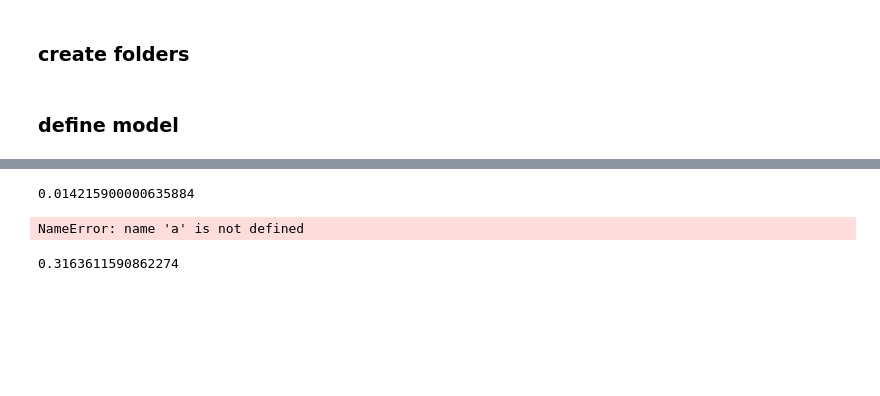
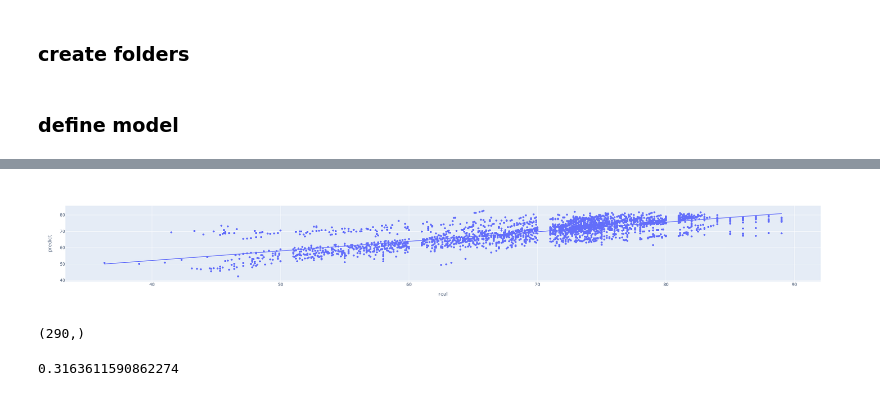
Before and after one commit to rafael-veiga/tools_ML, a Jupyter notebook: teste.ipynb, the cells around one changed output, grey strips where cells are left out. Saved outputs shown, nothing was run; the diff lists cells and outputs as text; code cells hidden in the pictures; blank space fills up the shorter version.

```diff
--- a/teste.ipynb
+++ b/teste.ipynb
@@ -141,20 +174,11 @@ for train_i,test_i in cross:
 # %%
 x = x_train[0]
 y = y_train[0]
-
-for i in [4,8,16,32,64]:
+t = []
+for i in [26,28,30,32,34,36,38,40]:
     model = torch.nn.Linear(4,1)
-    a00
-
-
-
-    ++00000000000000nn = ANN(model,device="cpu",dtype=torch.float,n_epoch=2000,lr=0.001,batch_size=i)
-   // start = time.ti
-m0e(00000      000
-
-   ++-+-
-
-   /)
+    ann = ANN(model,device="cpu",dtype=torch.float,n_epoch=30,lr=0.001,batch_size=i)
+    start = time.time()
     a = ann.fit(x,y,True,x_test[0],y_test[0],name="bat_"+str(i))
-    tempo = time.time() - start
+    t.append(time.time() - start)
 # %%
@@ -169,2 +208,5 @@ a[-1]
 # %%
+import pandas as pd
+banco_res = pd.DataFrame({"real":y_train[0],"predict":ann.predict(x_train[0]).reshape([2606])})
+banco_res
 # %% [output]
@@ -172,11 +227,12 @@ a[-1]
 # %%
-timeit.timeit()
+import plotly.express as px
+px.scatter(banco_res,x="real",y="predict",trendline="ols")
 # %% [output]
-0.014215900000635884
+[figure, added]
 # %%
-a.model
+y_test[3].shape
 # %% [output]
-NameError: name 'a' is not defined
+(290,)
 # %%
 a.loss_fn(a.model(a.x).view(len(a.x)),a.y).item()
 # %% [output]
```
Also changed, not shown: parts of 5 cells of this notebook.
